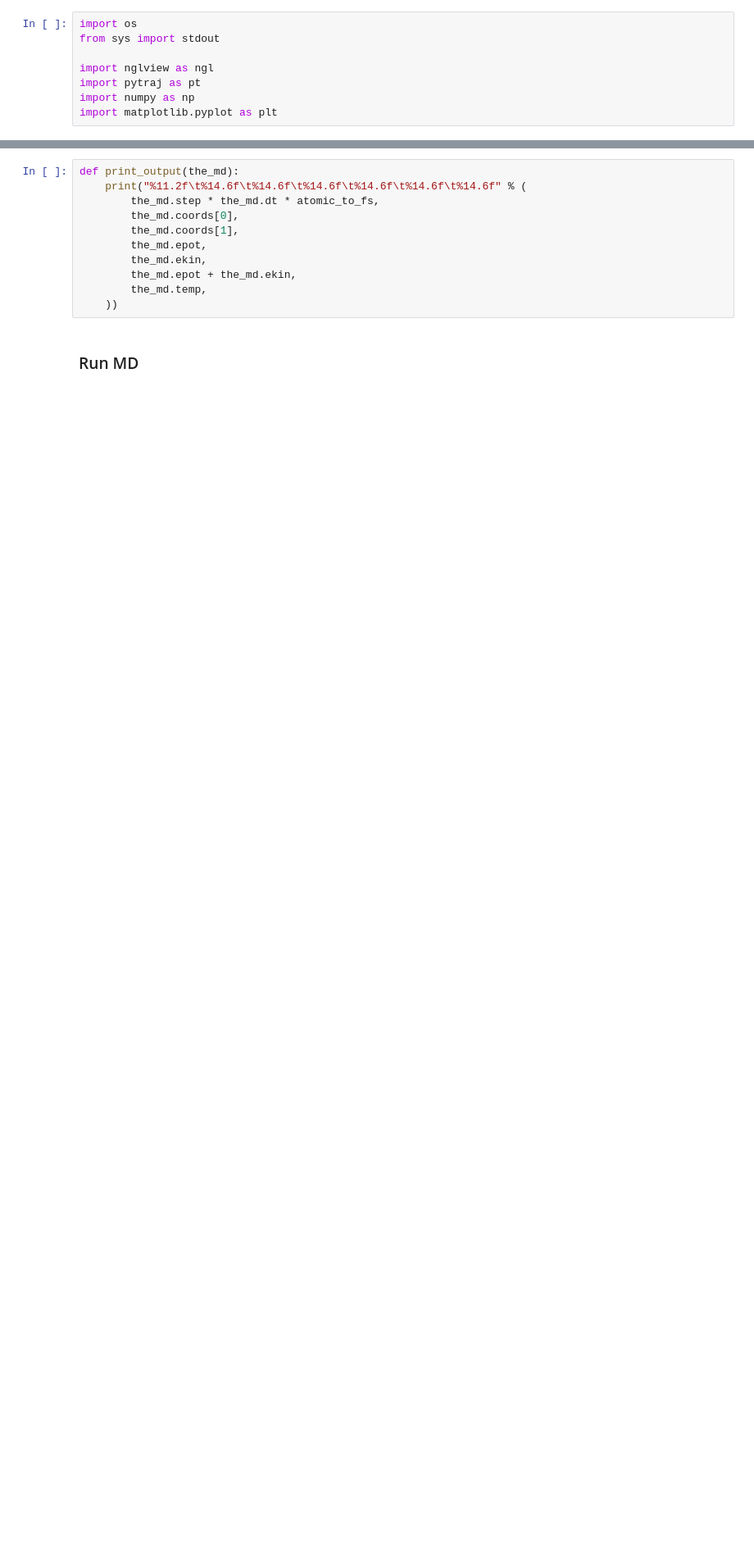
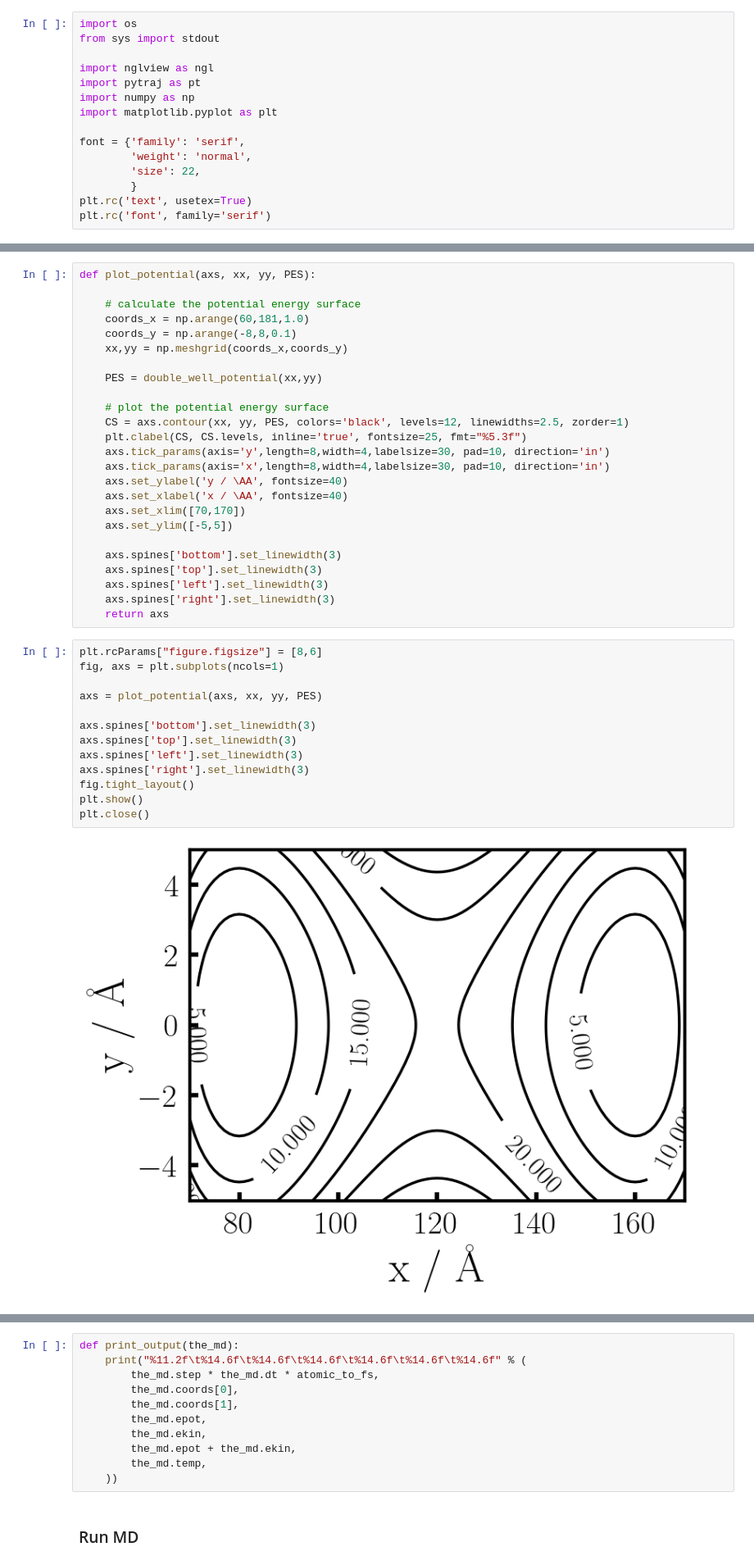
Before and after one commit to ochsenfeld-lab/adaptive_sampling, a Jupyter notebook: tutorials/double_well/double_well_wtmeabf.ipynb, the cells around one changed output, grey strips where cells are left out. Shown: that part at 82% size. Drawn from its saved outputs; the diff is of its cells as text; blank space fills up the shorter version.

Commit message:
improved double well tutorial

```diff
--- a/tutorials/double_well/double_well_wtmeabf.ipynb
+++ b/tutorials/double_well/double_well_wtmeabf.ipynb
@@ -6,5 +6,12 @@ import nglview as ngl
 import pytraj as pt
 import numpy as np
 import matplotlib.pyplot as plt
+
+font = {'family': 'serif',
+        'weight': 'normal',
+        'size': 22,
+        }
+plt.rc('text', usetex=True)
+plt.rc('font', family='serif')
 # %% [markdown]
 # WTM-eABF for a particle in a double-well potential
@@ -11,3 +39,43 @@ import matplotlib.pyplot as plt
+# %%
+def plot_potential(axs, xx, yy, PES):
+
+    # calculate the potential energy surface
+    coords_x = np.arange(60,181,1.0)
+    coords_y = np.arange(-8,8,0.1)
+    xx,yy = np.meshgrid(coords_x,coords_y)
+
+    PES = double_well_potential(xx,yy)
+
+    # plot the potential energy surface
+    CS = axs.contour(xx, yy, PES, colors='black', levels=12, linewidths=2.5, zorder=1)
+    plt.clabel(CS, CS.levels, inline='true', fontsize=25, fmt="%5.3f")
+    axs.tick_params(axis='y',length=8,width=4,labelsize=30, pad=10, direction='in')
+    axs.tick_params(axis='x',length=8,width=4,labelsize=30, pad=10, direction='in')
+    axs.set_ylabel('y / \AA', fontsize=40)
+    axs.set_xlabel('x / \AA', fontsize=40)
+    axs.set_xlim([70,170])
+    axs.set_ylim([-5,5])
+
+    axs.spines['bottom'].set_linewidth(3)
+    axs.spines['top'].set_linewidth(3)
+    axs.spines['left'].set_linewidth(3)
+    axs.spines['right'].set_linewidth(3)
+    return axs
+# %%
+plt.rcParams["figure.figsize"] = [8,6]
+fig, axs = plt.subplots(ncols=1)
+
+axs = plot_potential(axs, xx, yy, PES)
+
+axs.spines['bottom'].set_linewidth(3)
+axs.spines['top'].set_linewidth(3)
+axs.spines['left'].set_linewidth(3)
+axs.spines['right'].set_linewidth(3)
+fig.tight_layout()
+plt.show()
+plt.close()
+# %% [output]
+[figure, added]
 # %% [markdown]
 ### Setup the simulation
 
```
Also changed, not shown: parts of 11 cells of this notebook.
